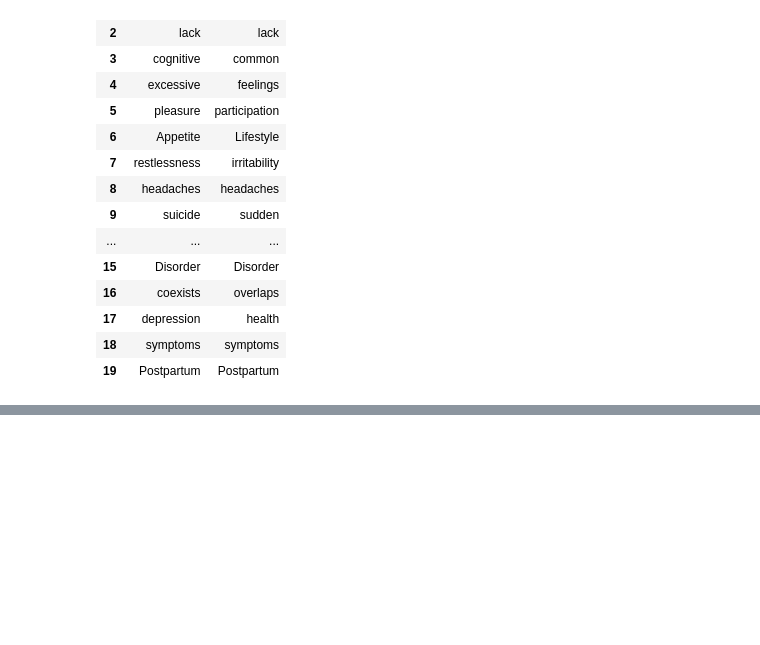
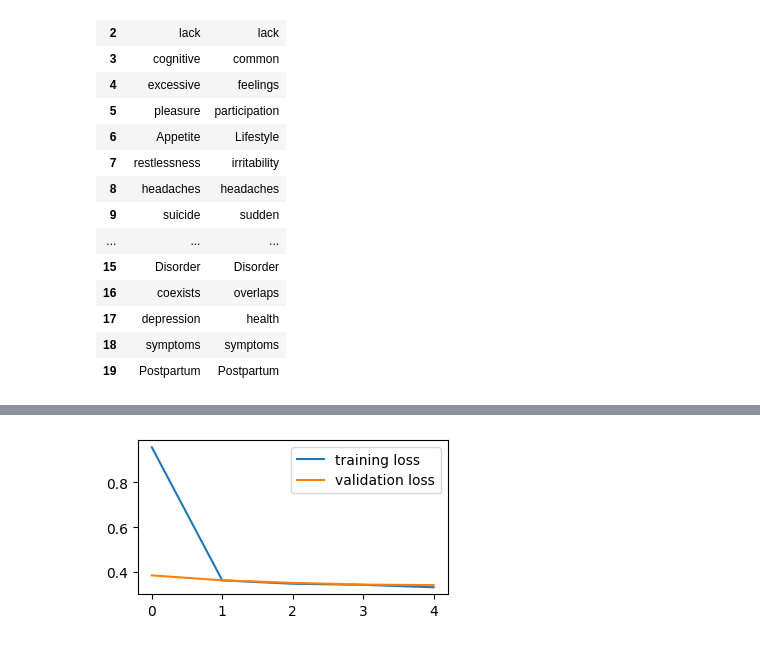
Before and after one commit to ChaitaliV/generative-explanation, a Jupyter notebook: unsupervised_pretraining.ipynb, the cells around one changed output, grey strips where cells are left out. Drawn from its saved outputs; the diff is of its cells as text; code cells hidden in the pictures; blank space fills up the shorter version.

```diff
--- a/unsupervised_pretraining.ipynb
+++ b/unsupervised_pretraining.ipynb
@@ -396,0 +170,3 @@ compare_words
+# %%
+masked_words = pd.read_csv('generative-explanation/datasets/unsupervised dataset/unsupervised_dataset_words.csv')
+masked_tokens = pd.read_csv('generative-explanation/datasets/unsupervised dataset/unsupervised_dataset.csv')
@@ -396,0 +297,5 @@ compare_words
+# %%
+#prepare train and validation datasets for M1 and M2
+LoadData = Prepare_Data()
+masked_words_train_dataloader, masked_words_validation_dataloader = LoadData.prepare_dataloader(4, masked_words)
+masked_tokens_train_dataloader, masked_tokens_validation_dataloader = LoadData.prepare_dataloader(4, masked_tokens)
@@ -396,0 +310,2 @@ compare_words
+# %%
+model_tobe_trained = T5ForConditionalGeneration.from_pretrained("t5-base")
@@ -396,0 +314,4 @@ compare_words
+# %%
+# train model M1 (model on masked words data)
+TrainM1 = ModelTrainer(model_tobe_trained, 5, masked_words_train_dataloader, masked_words_validation_dataloader)
+trainedM1, m1_train_loss, m1_val_loss = TrainM1.train()
@@ -396,0 +329,9 @@ compare_words
+# %%
+x_axis = np.arange(0,len(m1_train_loss))
+plt.figure(figsize=(4,2))
+plt.plot(x_axis, m1_train_loss, label = 'training loss')
+plt.plot(x_axis, m1_val_loss, label = 'validation loss')
+plt.legend()
+plt.show()
+# %% [output]
+[figure, added]
```
Also changed, not shown: parts of 39 cells of this notebook.
